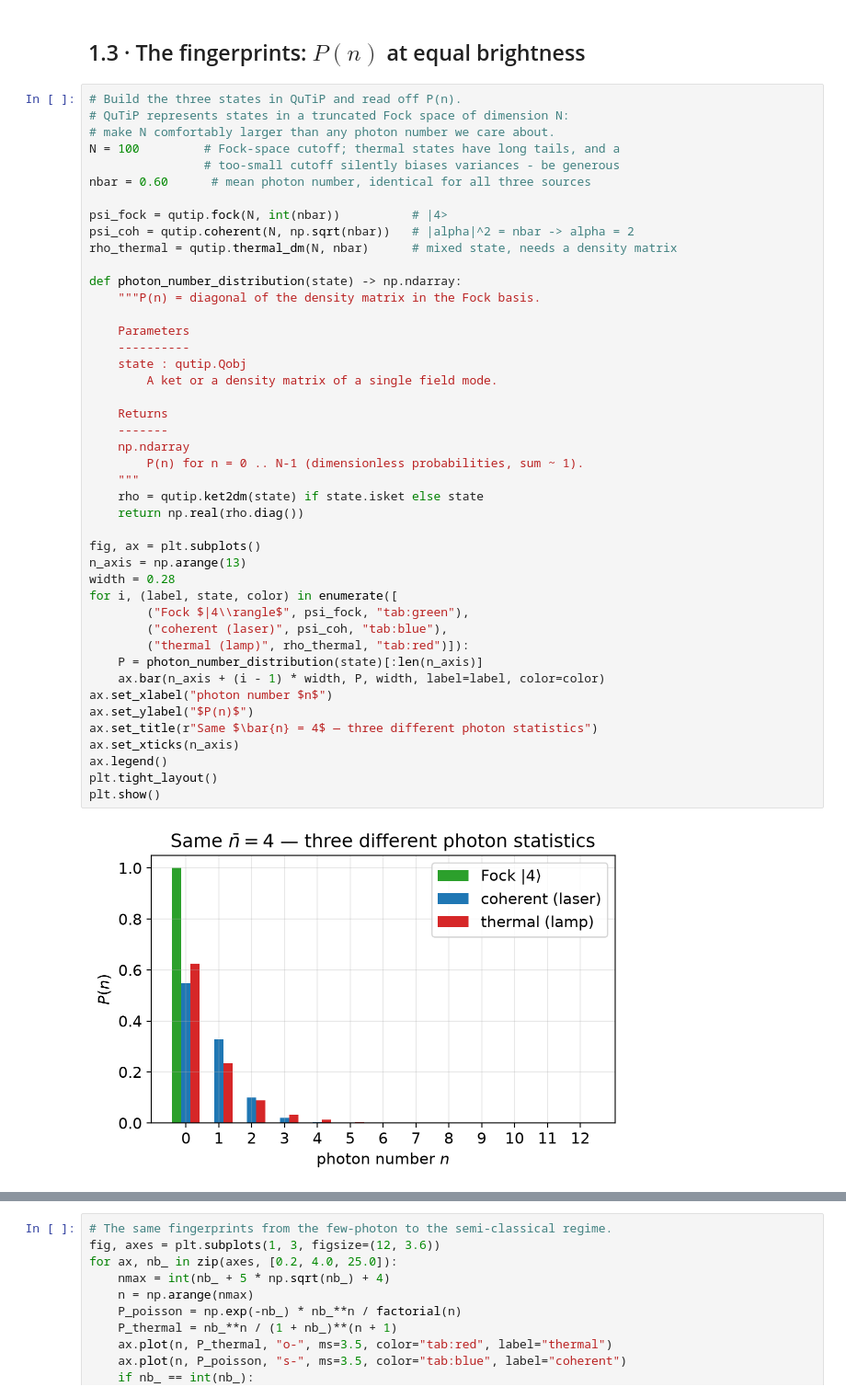
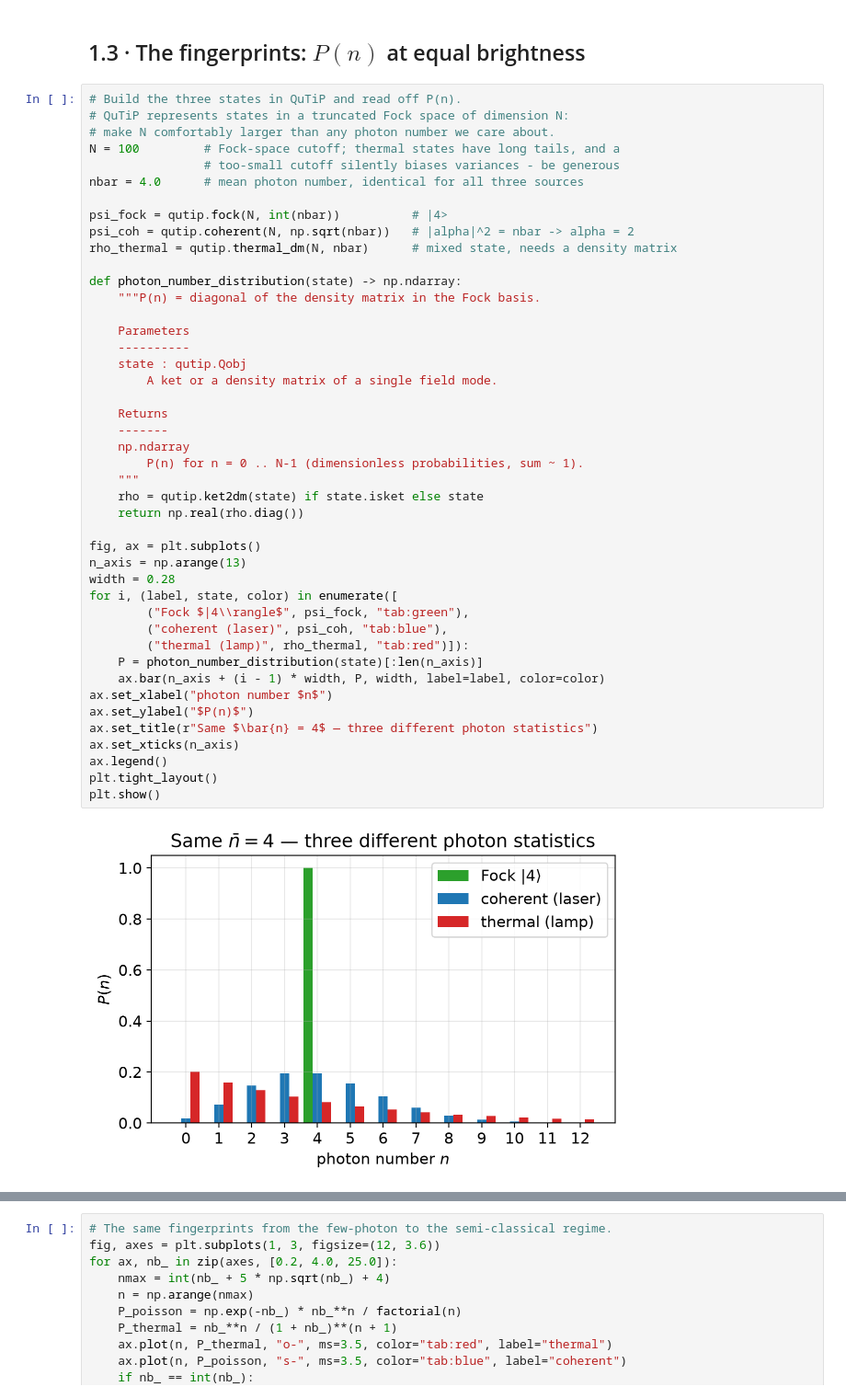
Before and after one commit to CodeJVG/CountingPhotons, a Jupyter notebook: lectures/01_QuantumLight_PhotonStatistics.ipynb, the cells around one changed output, grey strips where cells are left out. Shown at 92% size. Cells and saved outputs as stored; diff of their text form.

```diff
--- a/lectures/01_QuantumLight_PhotonStatistics.ipynb
+++ b/lectures/01_QuantumLight_PhotonStatistics.ipynb
@@ -128,7 +128,7 @@ sketches.qho_ladder()
 # make N comfortably larger than any photon number we care about.
 N = 100         # Fock-space cutoff; thermal states have long tails, and a
                 # too-small cutoff silently biases variances - be generous
-nbar = 0.60      # mean photon number, identical for all three sources
+nbar = 4.0      # mean photon number, identical for all three sources
 
 psi_fock = qutip.fock(N, int(nbar))          # |4>
 psi_coh = qutip.coherent(N, np.sqrt(nbar))   # |alpha|^2 = nbar -> alpha = 2
@@ -140,34 +140,34 @@ def photon_number_distribution(state) -> np.ndarray:
     Parameters
     ----------
     state : qutip.Qobj
         A ket or a density matrix of a single field mode.
 
     Returns
     -------
     np.ndarray
         P(n) for n = 0 .. N-1 (dimensionless probabilities, sum ~ 1).
     """
     rho = qutip.ket2dm(state) if state.isket else state
     return np.real(rho.diag())
 
 fig, ax = plt.subplots()
 n_axis = np.arange(13)
 width = 0.28
 for i, (label, state, color) in enumerate([
         ("Fock $|4\\rangle$", psi_fock, "tab:green"),
         ("coherent (laser)", psi_coh, "tab:blue"),
         ("thermal (lamp)", rho_thermal, "tab:red")]):
     P = photon_number_distribution(state)[:len(n_axis)]
     ax.bar(n_axis + (i - 1) * width, P, width, label=label, color=color)
 ax.set_xlabel("photon number $n$")
 ax.set_ylabel("$P(n)$")
 ax.set_title(r"Same $\bar{n} = 4$ — three different photon statistics")
 ax.set_xticks(n_axis)
 ax.legend()
 plt.tight_layout()
 plt.show()
 # %% [output]
-[figure, old version]
+[figure, new version]
 # %% [markdown]
 Read the fingerprints:
 
```
Also changed, not shown: parts of 17 cells of this notebook, 6 other files.
